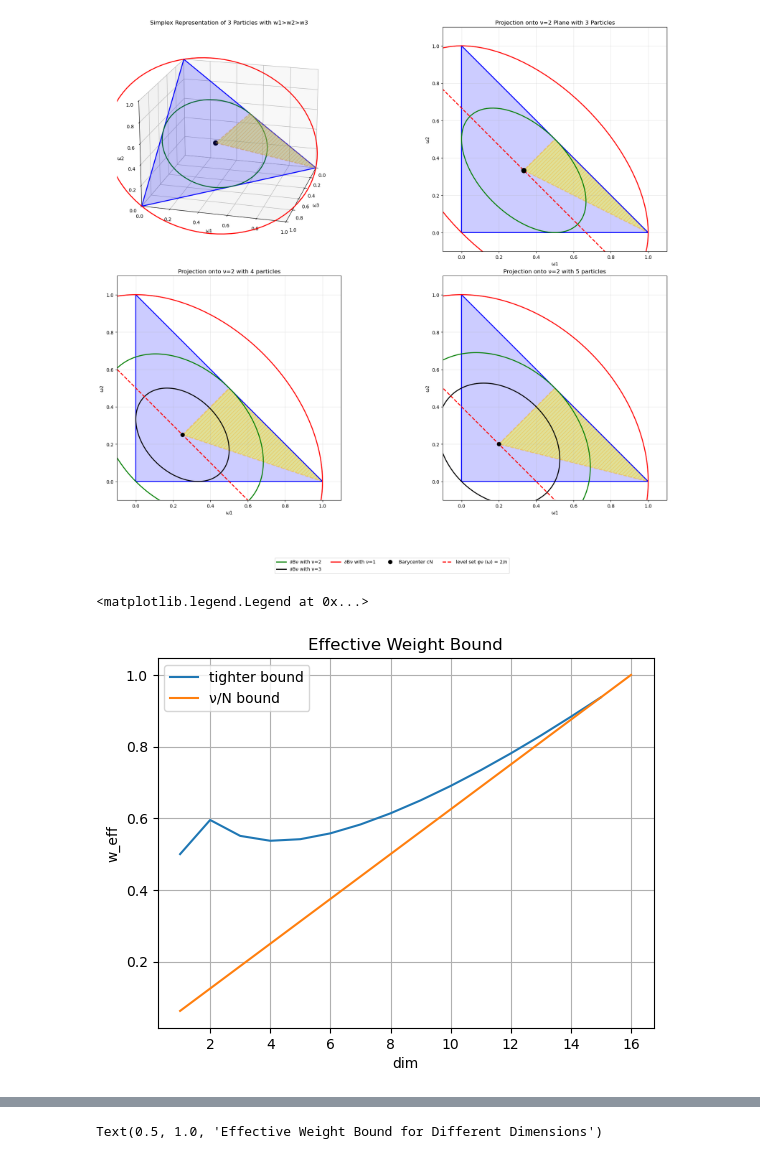
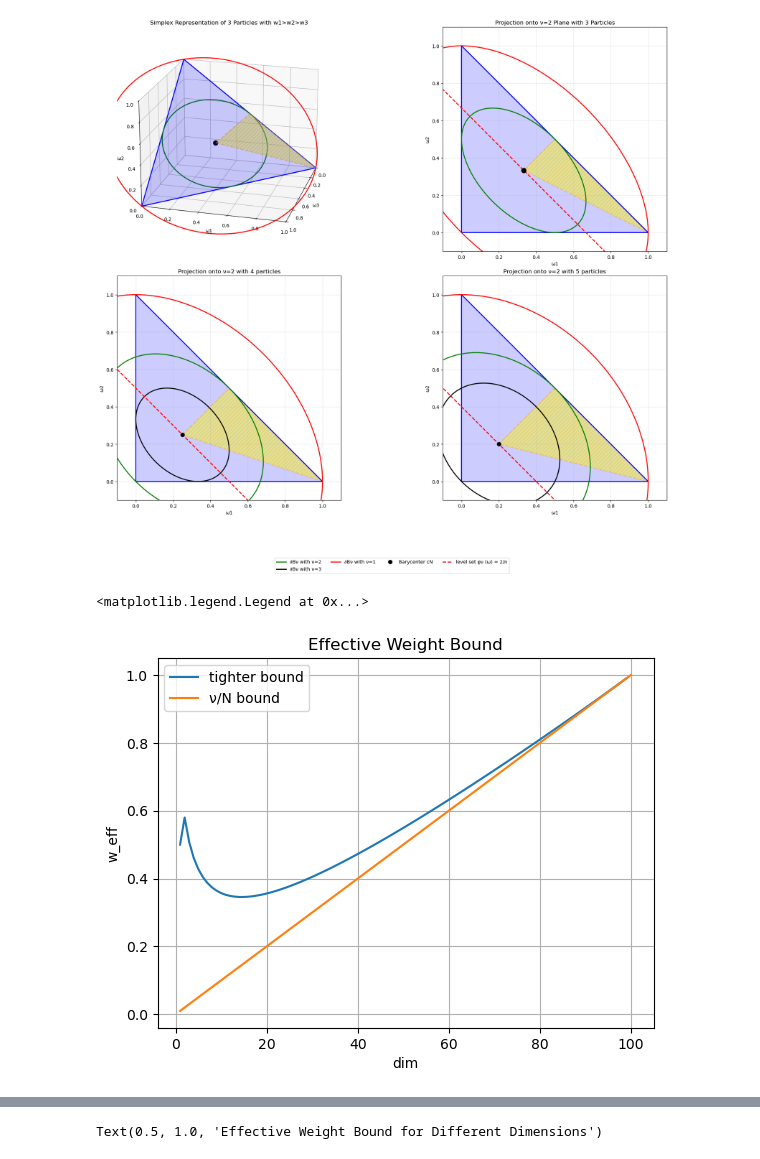
Before and after one commit to noMushroomw/obfuscation, a Jupyter notebook: generate_figures.ipynb, the cells around one changed output, grey strips where cells are left out. Saved outputs shown, nothing was run; the diff lists cells and outputs as text; code cells hidden in the pictures.

```diff
--- a/generate_figures.ipynb
+++ b/generate_figures.ipynb
@@ -1297,25 +1297,25 @@ plt.show()
 # %%
 import numpy as np
 import matplotlib.pyplot as plt
 
-n = 16
+n = 100
 x = np.linspace(1, n, n)
 y = x/n + 1/n*np.sqrt((n-1)*(n-x-1)/(x+1)) - (x-1)/n*np.sqrt((n-x-1)/(n-1)/(x+1))
 y[0] = 1/2
 z = x/n
 
 plt.plot(x,y, label='tighter bound')
 plt.plot(x,z, label='ν/N bound')
 plt.xlabel('dim')
 plt.ylabel('w_eff')
 plt.title('Effective Weight Bound')
 
 #plt.xlim(n/2, n)
 plt.grid()
 plt.legend()
 # %% [output]
 <matplotlib.legend.Legend at 0x...>
-[figure, old version]
+[figure, new version]
 # %%
 x
 # %% [output]
```
Also changed, not shown: parts of 14 cells of this notebook, 8 other files.
